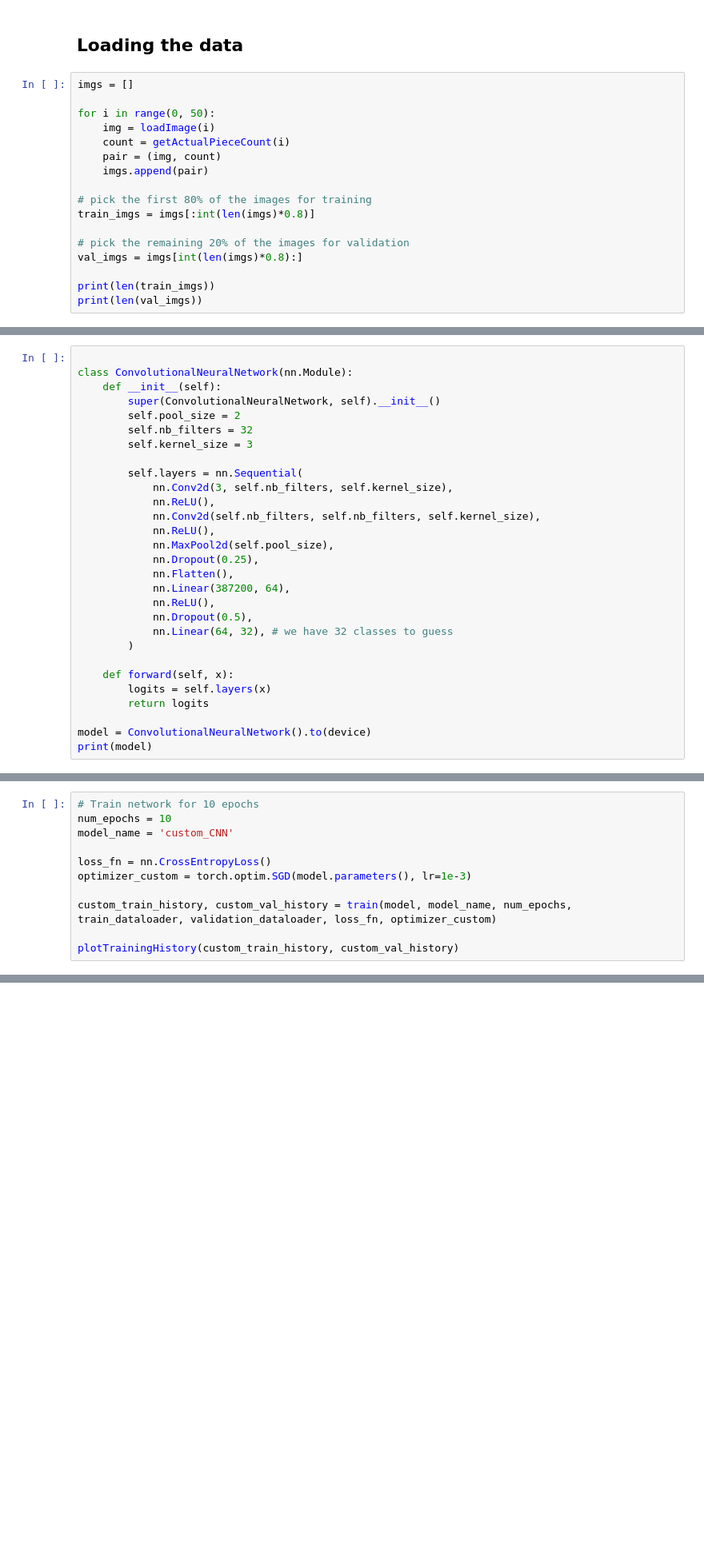
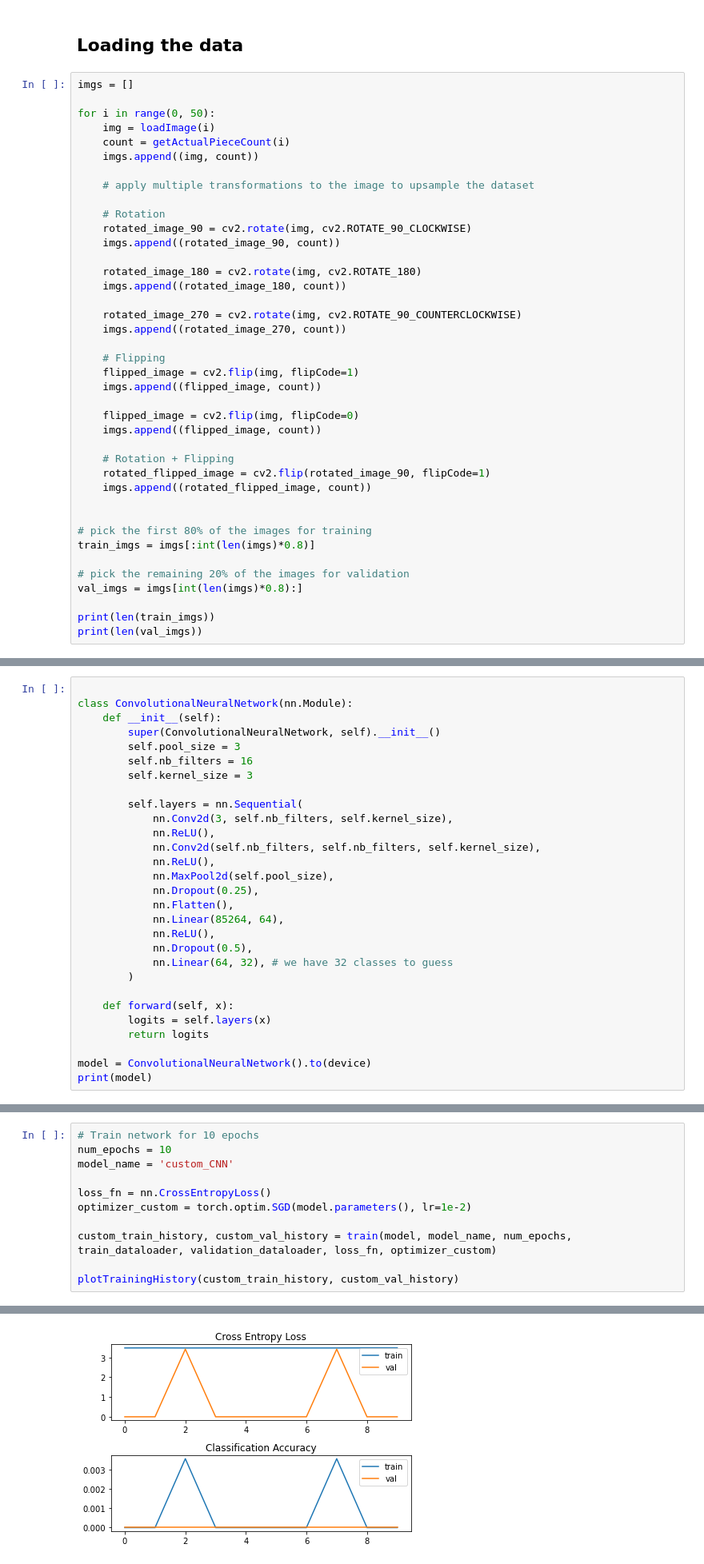
Before and after one commit to Johnny-droid/Lego-Image-Detector, a Jupyter notebook: p2/task2.ipynb, the cells around one changed output, grey strips where cells are left out. Shown: that part at 80% size. Drawn from its saved outputs; the diff is of its cells as text; blank space fills up the shorter version.

Commit message:
Models now training and giving resultsgit status! Now we just need to make em smart

```diff
--- a/p2/task2.ipynb
+++ b/p2/task2.ipynb
@@ -119,8 +119,31 @@ imgs = []
 for i in range(0, 50):
     img = loadImage(i)
     count = getActualPieceCount(i)
-    pair = (img, count)
-    imgs.append(pair)
+    imgs.append((img, count))
+
+    # apply multiple transformations to the image to upsample the dataset
+
+    # Rotation
+    rotated_image_90 = cv2.rotate(img, cv2.ROTATE_90_CLOCKWISE)
+    imgs.append((rotated_image_90, count))
+
+    rotated_image_180 = cv2.rotate(img, cv2.ROTATE_180)
+    imgs.append((rotated_image_180, count))
+
+    rotated_image_270 = cv2.rotate(img, cv2.ROTATE_90_COUNTERCLOCKWISE)
+    imgs.append((rotated_image_270, count))
+
+    # Flipping
+    flipped_image = cv2.flip(img, flipCode=1)
+    imgs.append((flipped_image, count))
+
+    flipped_image = cv2.flip(img, flipCode=0)
+    imgs.append((flipped_image, count))
+
+    # Rotation + Flipping
+    rotated_flipped_image = cv2.flip(rotated_image_90, flipCode=1)
+    imgs.append((rotated_flipped_image, count))
+
 
 # pick the first 80% of the images for training
 train_imgs = imgs[:int(len(imgs)*0.8)]
@@ -196,8 +218,8 @@ Using cpu device
 class ConvolutionalNeuralNetwork(nn.Module):
     def __init__(self):
         super(ConvolutionalNeuralNetwork, self).__init__()
-        self.pool_size = 2
-        self.nb_filters = 32
+        self.pool_size = 3
+        self.nb_filters = 16
         self.kernel_size = 3
 
         self.layers = nn.Sequential(
@@ -208,7 +230,7 @@ class ConvolutionalNeuralNetwork(nn.Module):
             nn.MaxPool2d(self.pool_size),
             nn.Dropout(0.25),
             nn.Flatten(),
-            nn.Linear(387200, 64),
+            nn.Linear(85264, 64),
             nn.ReLU(),
             nn.Dropout(0.5),
             nn.Linear(64, 32), # we have 32 classes to guess
@@ -355,7 +376,7 @@ num_epochs = 10
 model_name = 'custom_CNN'
 
 loss_fn = nn.CrossEntropyLoss()
-optimizer_custom = torch.optim.SGD(model.parameters(), lr=1e-3)
+optimizer_custom = torch.optim.SGD(model.parameters(), lr=1e-2)
 
 custom_train_history, custom_val_history = train(model, model_name, num_epochs, train_dataloader, validation_dataloader, loss_fn, optimizer_custom)
 
@@ -397,3 +427,4 @@ Train loss: 3.444        Train acc: 0.025
+[figure, added]
 # %% [markdown]
 ## Testing
 # %%
```
Also changed, not shown: parts of 7 cells of this notebook.
